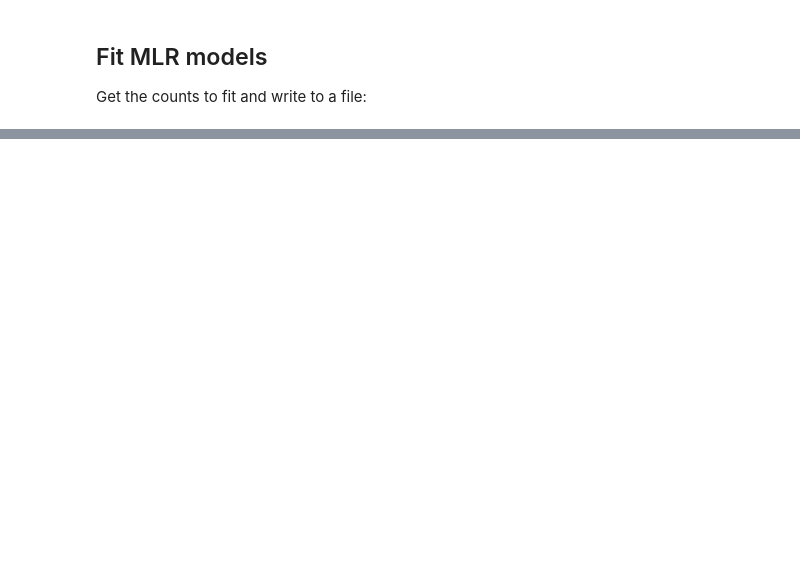
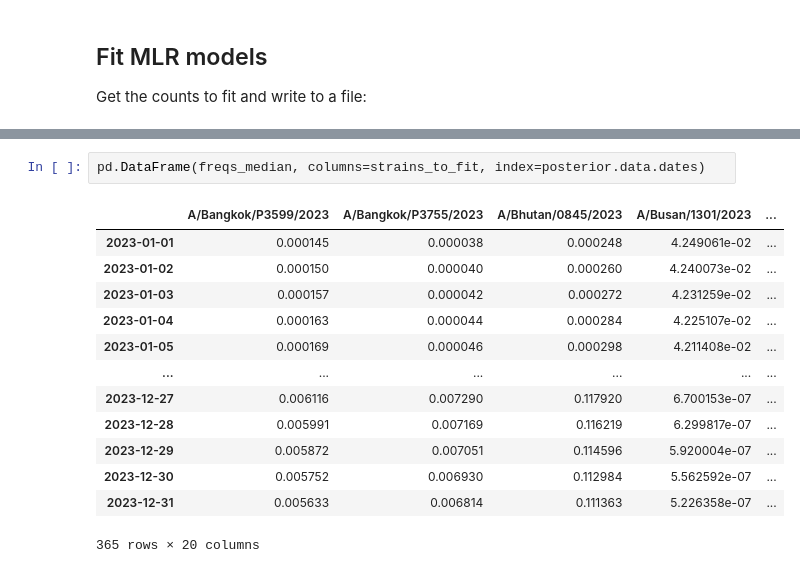
Before and after one commit to jbloomlab/flu_H3_2023_seqneut_vs_growth, a Jupyter notebook: notebooks/mlr.py.ipynb, the cells around one changed output, grey strips where cells are left out. Saved outputs shown, nothing was run; the diff lists cells and outputs as text; blank space fills up the shorter version.

```diff
--- a/notebooks/mlr.py.ipynb
+++ b/notebooks/mlr.py.ipynb
@@ -395,0 +532,16 @@ posterior = inference_method.fit(mlr, variant_frequencies)
+# %%
+pd.DataFrame(freqs_median, columns=strains_to_fit, index=posterior.data.dates)
+# %% [output]
+|  | A/Bangkok/P3599/2023 | A/Bangkok/P3755/2023 | A/Bhutan/0845/2023 | A/Busan/1301/2023 | ... |
+| 2023-01-01 | 0.000145 | 0.000038 | 0.000248 | 4.249061e-02 | ... |
+| 2023-01-02 | 0.000150 | 0.000040 | 0.000260 | 4.240073e-02 | ... |
+| 2023-01-03 | 0.000157 | 0.000042 | 0.000272 | 4.231259e-02 | ... |
+| 2023-01-04 | 0.000163 | 0.000044 | 0.000284 | 4.225107e-02 | ... |
+| 2023-01-05 | 0.000169 | 0.000046 | 0.000298 | 4.211408e-02 | ... |
+| ... | ... | ... | ... | ... | ... |
+| 2023-12-27 | 0.006116 | 0.007290 | 0.117920 | 6.700153e-07 | ... |
+| 2023-12-28 | 0.005991 | 0.007169 | 0.116219 | 6.299817e-07 | ... |
+| 2023-12-29 | 0.005872 | 0.007051 | 0.114596 | 5.920004e-07 | ... |
+| 2023-12-30 | 0.005752 | 0.006930 | 0.112984 | 5.562592e-07 | ... |
+| 2023-12-31 | 0.005633 | 0.006814 | 0.111363 | 5.226358e-07 | ... |
+365 rows × 20 columns
```
Also changed, not shown: parts of 19 cells of this notebook, 27 other files.
